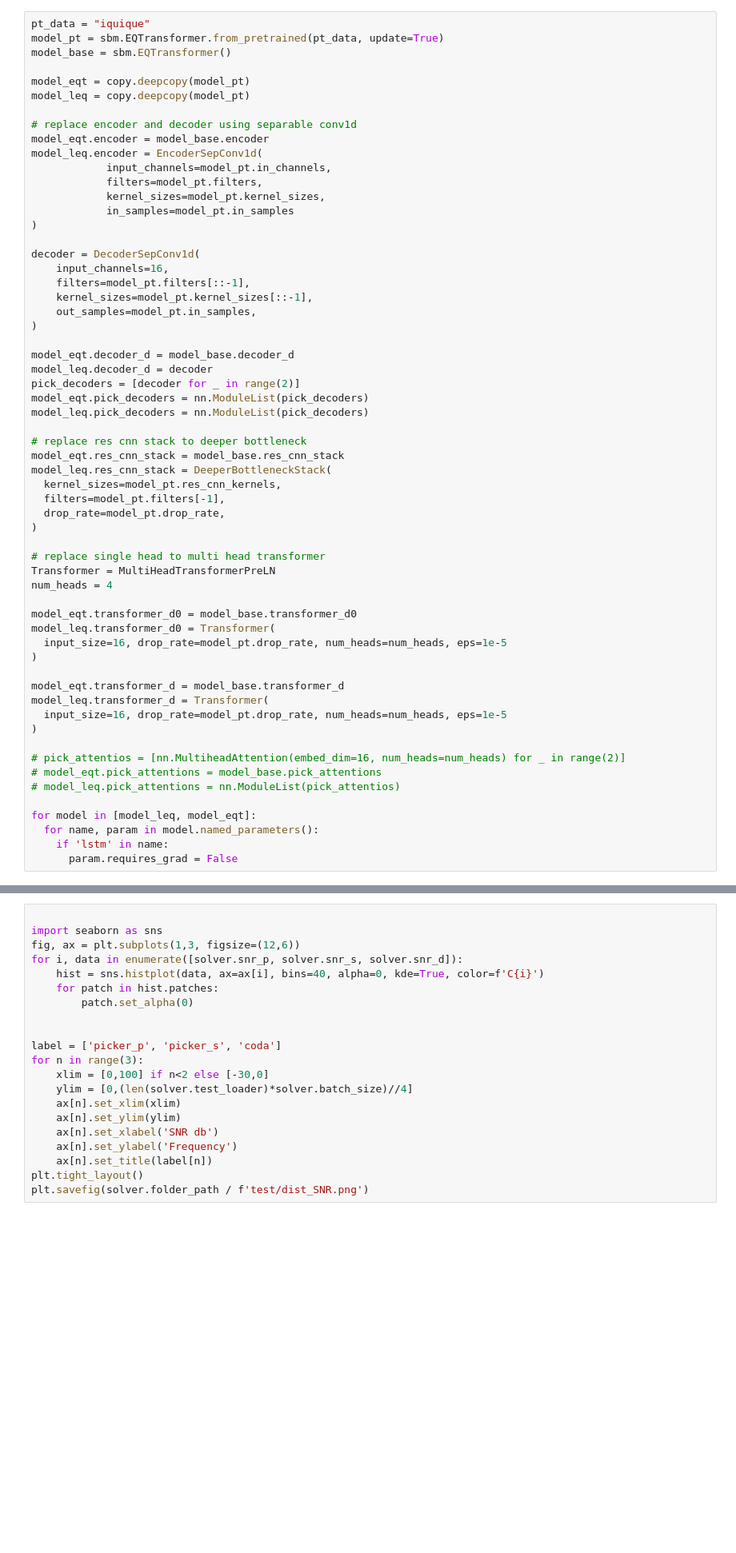
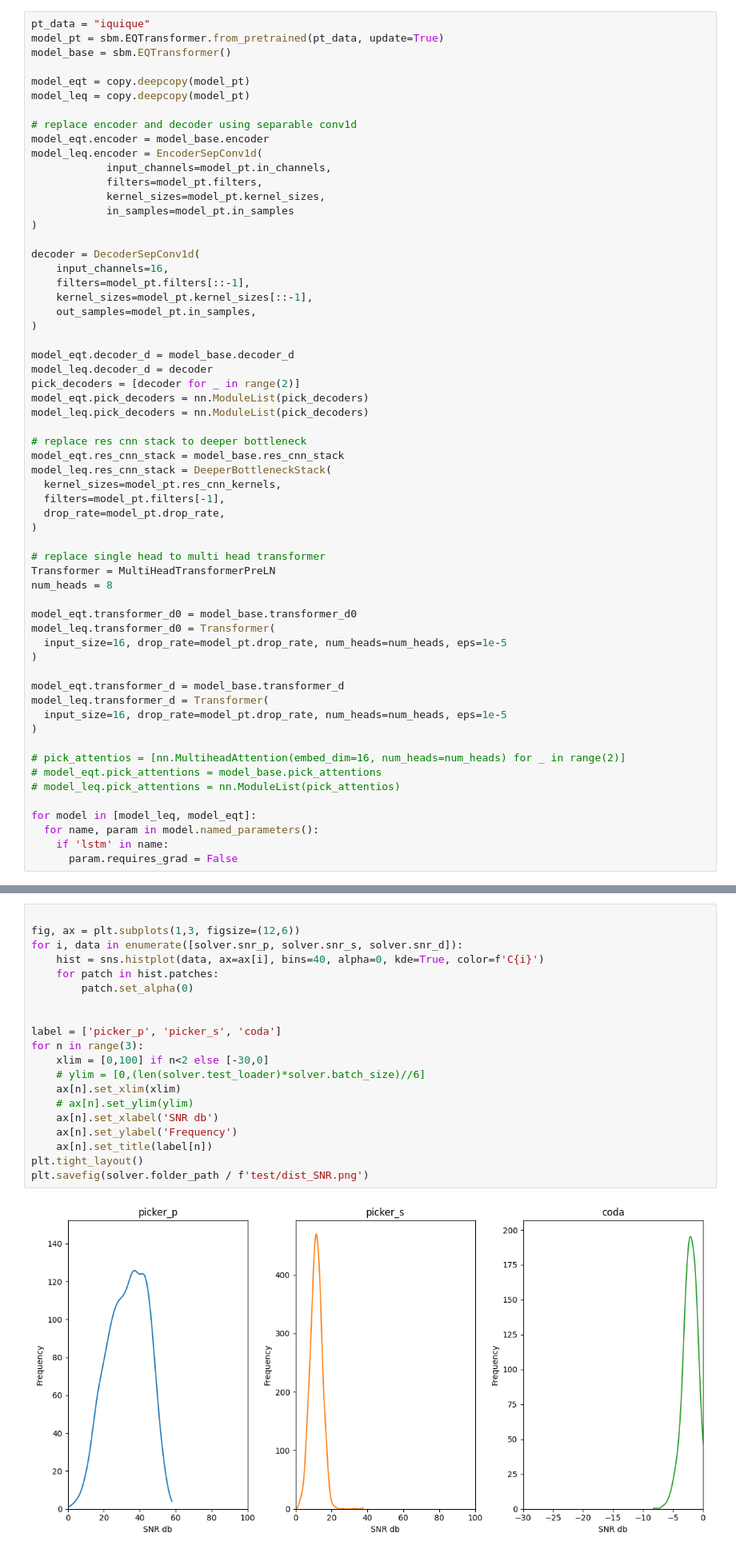
Before and after one commit to FajrulHQ/eq-detection, a Jupyter notebook: notebooks/main.ipynb, the cells around one changed output, grey strips where cells are left out. Shown: that part at 80% size. Drawn from its saved outputs; the diff is of its cells as text; blank space fills up the shorter version.

```diff
--- a/notebooks/main.ipynb
+++ b/notebooks/main.ipynb
@@ -118,7 +135,7 @@ model_leq.res_cnn_stack = DeeperBottleneckStack(
 
 # replace single head to multi head transformer
 Transformer = MultiHeadTransformerPreLN
-num_heads = 4
+num_heads = 8
 
 model_eqt.transformer_d0 = model_base.transformer_d0
 model_leq.transformer_d0 = Transformer(
@@ -189,21 +264,22 @@ KeyboardInterrupt:
 # %%
 
-import seaborn as sns
 fig, ax = plt.subplots(1,3, figsize=(12,6))
 for i, data in enumerate([solver.snr_p, solver.snr_s, solver.snr_d]):
     hist = sns.histplot(data, ax=ax[i], bins=40, alpha=0, kde=True, color=f'C{i}')
     for patch in hist.patches:
         patch.set_alpha(0)
 
 
 label = ['picker_p', 'picker_s', 'coda']
 for n in range(3):
     xlim = [0,100] if n<2 else [-30,0]
-    ylim = [0,(len(solver.test_loader)*solver.batch_size)//4]
+    # ylim = [0,(len(solver.test_loader)*solver.batch_size)//6]
     ax[n].set_xlim(xlim)
-    ax[n].set_ylim(ylim)
+    # ax[n].set_ylim(ylim)
     ax[n].set_xlabel('SNR db')
     ax[n].set_ylabel('Frequency')
     ax[n].set_title(label[n])
 plt.tight_layout()
 plt.savefig(solver.folder_path / f'test/dist_SNR.png')
+# %% [output]
+[figure, added]
```
Also changed, not shown: parts of 9 cells of this notebook, 5 other files.
